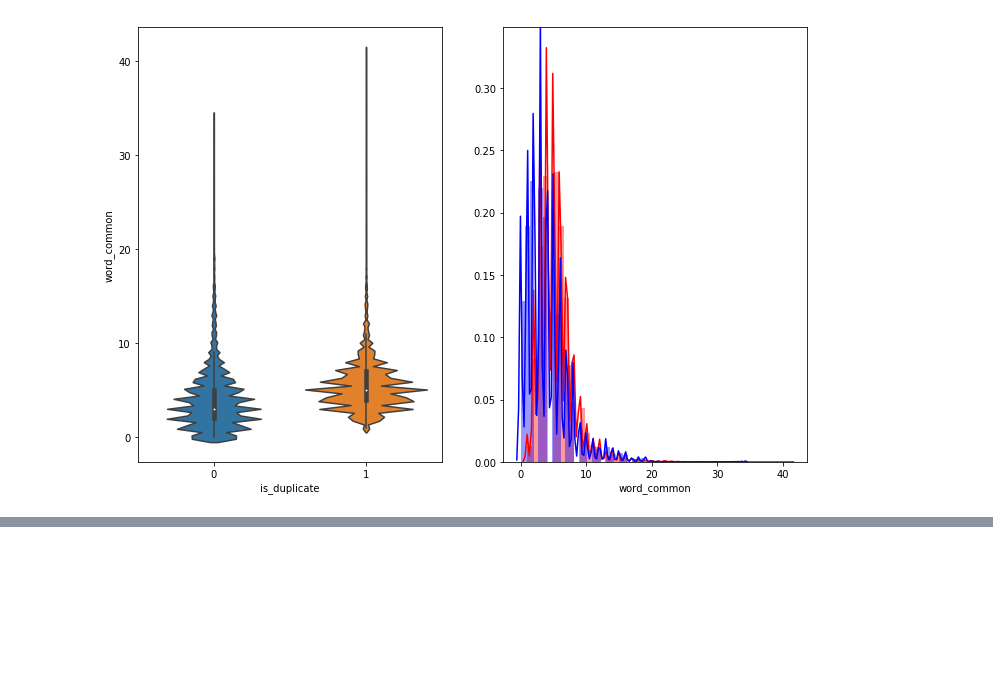
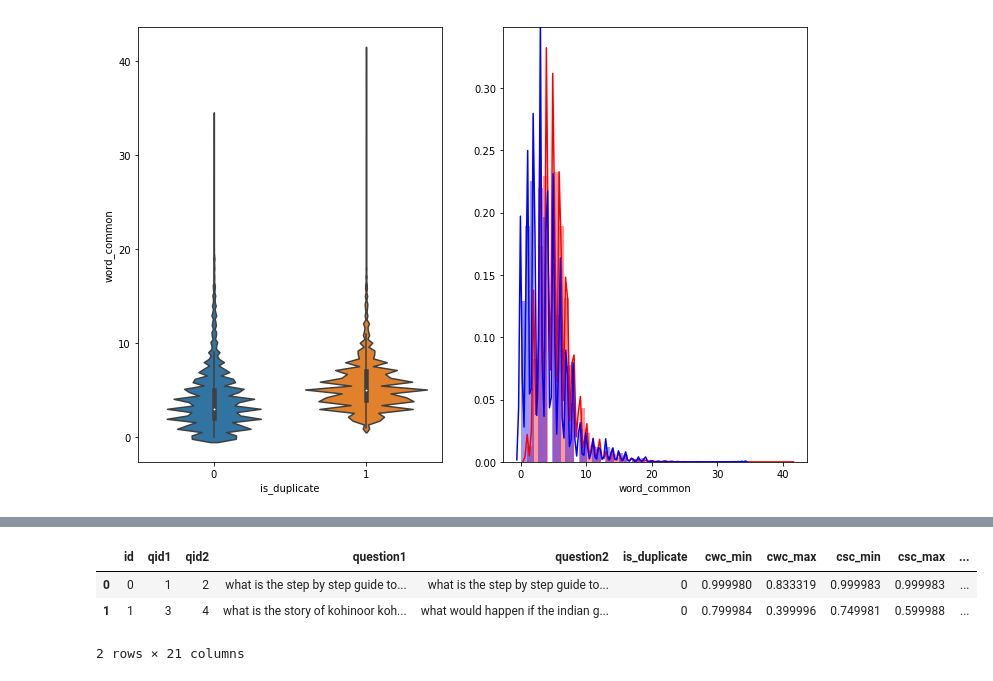
Before and after one commit to mehrayogesh208/QuoraQuestionPair, a Jupyter notebook: QuoraQuestionPair.ipynb, the cells around one changed output, grey strips where cells are left out. Cells and saved outputs as stored; diff of their text form; code cells hidden in the pictures; blank space fills up the shorter version.

```diff
--- a/QuoraQuestionPair.ipynb
+++ b/QuoraQuestionPair.ipynb
@@ -229,0 +440,15 @@ plt.show()
+# %%
+if os.path.isfile('nlp_features_train.csv'):
+    df = pd.read_csv("nlp_features_train.csv",encoding='latin-1')
+    df.fillna('')
+else:
+    print("Extracting features for train:")
+    df = pd.read_csv("train.csv")
+    df = extract_features(df)
+    df.to_csv("nlp_features_train.csv", index=False)
+df.head(2)
+# %% [output]
+|  | id | qid1 | qid2 | question1 | question2 | is_duplicate | cwc_min | cwc_max | csc_min | csc_max | ... |
+| 0 | 0 | 1 | 2 | what is the step by step guide to... | what is the step by step guide to... | 0 | 0.999980 | 0.833319 | 0.999983 | 0.999983 | ... |
+| 1 | 1 | 3 | 4 | what is the story of kohinoor koh... | what would happen if the indian g... | 0 | 0.799984 | 0.399996 | 0.749981 | 0.599988 | ... |
+2 rows × 21 columns
```
Also changed, not shown: parts of 9 cells of this notebook.
